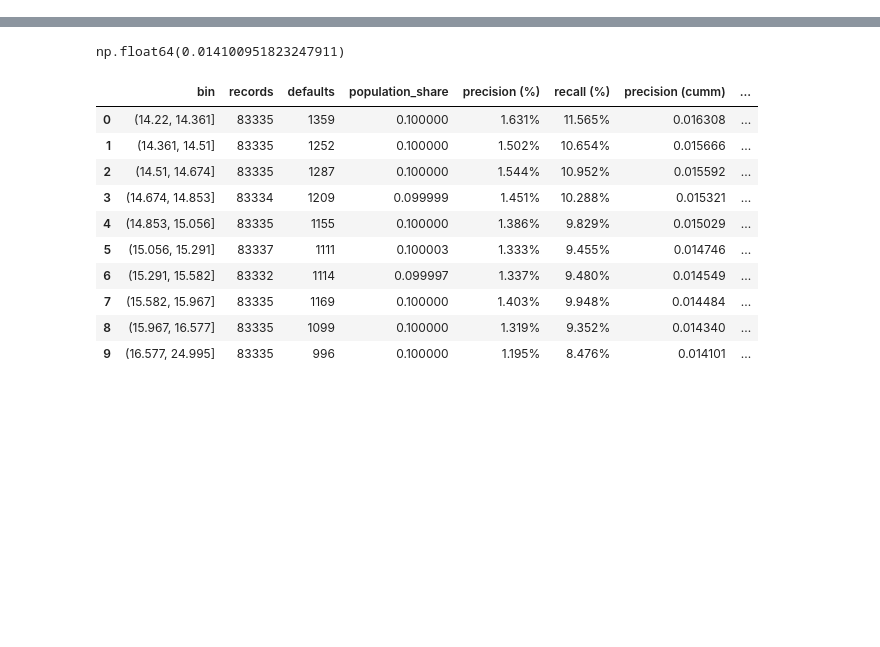
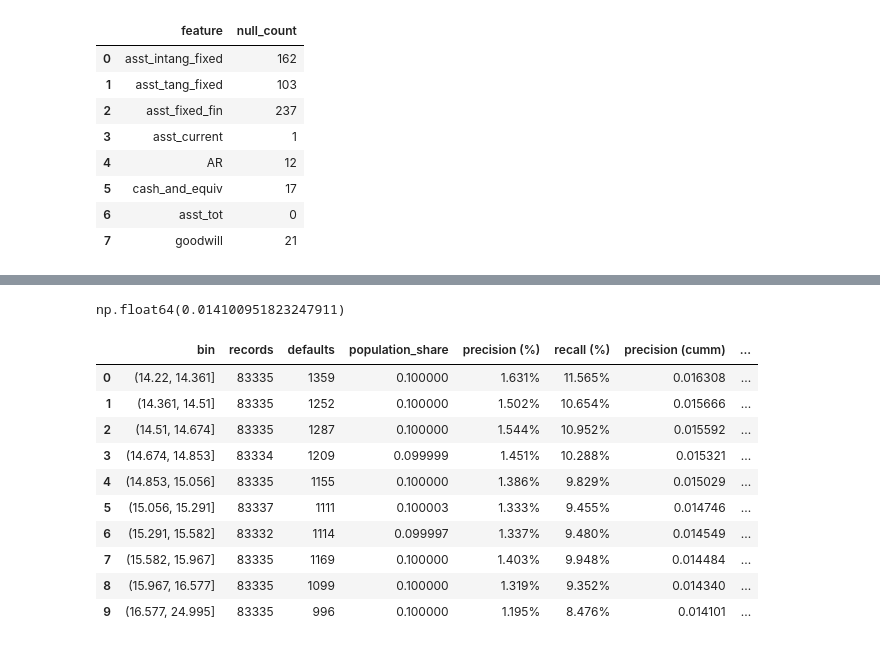
Before and after one commit to Anubhav3084/FinanceML-Course-Project, a Jupyter notebook: Project/Code/EDA.ipynb, the cells around one changed output, grey strips where cells are left out. Cells and saved outputs as stored; diff of their text form; code cells hidden in the pictures; blank space fills up the shorter version.

```diff
--- a/Project/Code/EDA.ipynb
+++ b/Project/Code/EDA.ipynb
@@ -8,0 +24,12 @@ data = pd.read_csv('../Data/temp_training.csv')
+# %%
+data_stats['asset_cols']['null_information']
+# %% [output]
+|  | feature | null_count |
+| 0 | asst_intang_fixed | 162 |
+| 1 | asst_tang_fixed | 103 |
+| 2 | asst_fixed_fin | 237 |
+| 3 | asst_current | 1 |
+| 4 | AR | 12 |
+| 5 | cash_and_equiv | 17 |
+| 6 | asst_tot | 0 |
+| 7 | goodwill | 21 |
```
Also changed, not shown: parts of 4 cells of this notebook, 1 other file.
